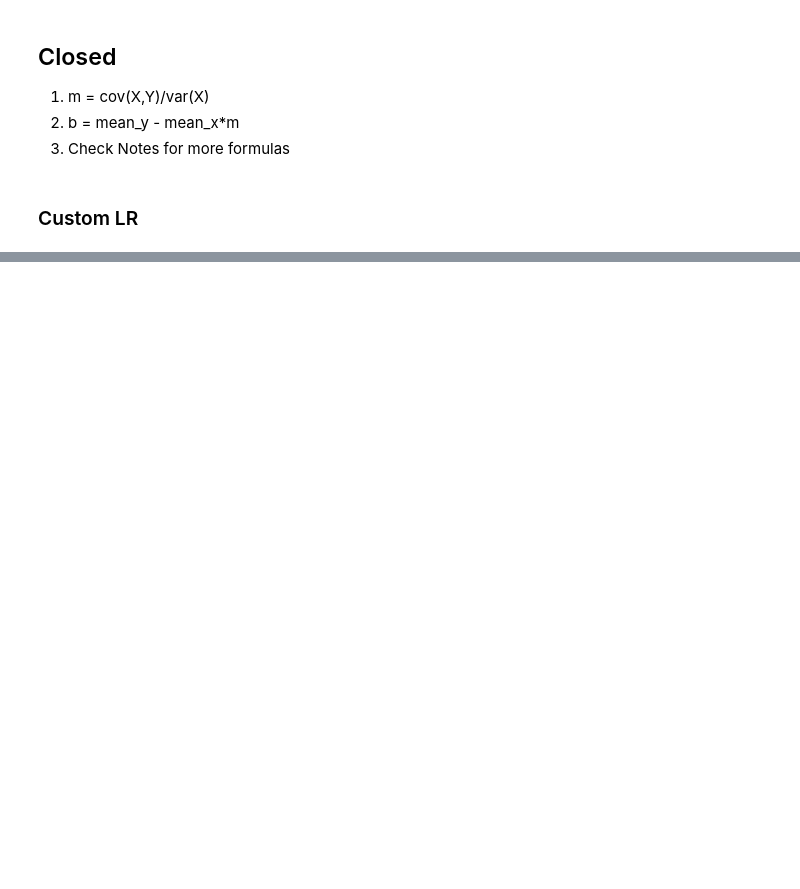
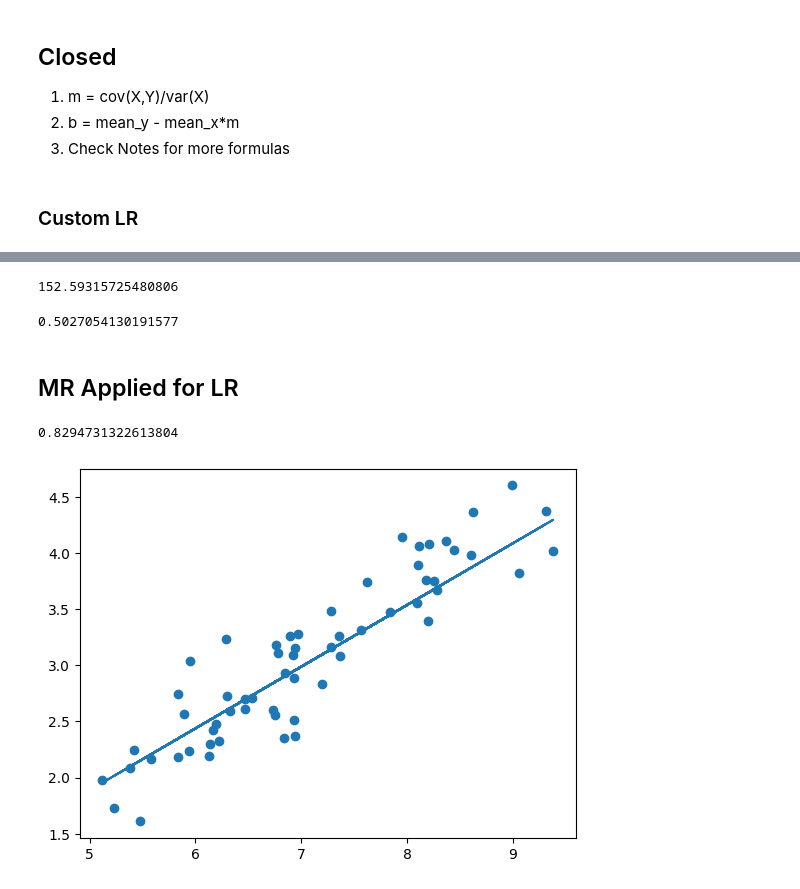
Before and after one commit to Stormbreakerr20/Machine_Learning, a Jupyter notebook: ML-yt/Linear_Regression/Maths.ipynb, the cells around one changed output, grey strips where cells are left out. Cells and saved outputs as stored; diff of their text form; code cells hidden in the pictures; blank space fills up the shorter version.

```diff
--- a/ML-yt/Linear_Regression/Maths.ipynb
+++ b/ML-yt/Linear_Regression/Maths.ipynb
@@ -45,0 +70,16 @@ plt.show()
+# %%
+import numpy as np
+class My_LR_General:
+    def __init__(self):
+        self.coeff_ = None
+        self.intercept_ = None
+
+    def fit(self,xtrain,ytrain):
+        xtrain = np.insert(xtrain,0,1,axis=1)  # adding 1's column
+        # W = (X.T * X)^(-1) * X.T * Y
+        temp = np.linalg.inv(np.dot(xtrain.T,xtrain)).dot(xtrain.T).dot(ytrain)
+        self.coeff_ = temp[1:].reshape(xtrain.shape[1] - 1,1)
+        self.intercept_ = temp[0]
+
+    def predict(self,xtest):
+        return np.dot(xtest,self.coeff_) + self.intercept_
@@ -45,0 +101,4 @@ plt.show()
+# %%
+multiple_lr.intercept_
+# %% [output]
+152.59315725480806
@@ -45,0 +107,20 @@ plt.show()
+# %%
+from sklearn.metrics import r2_score
+r2_score(ytest1,ypred1)
+# %% [output]
+0.5027054130191577
+# %% [markdown]
+## MR Applied for LR
+# %%
+mr = My_LR_General()
+mr.fit(xtrain,ytrain)
+yp = mr.predict(xtest)
+r2_score(ytest,yp)
+# %% [output]
+0.8294731322613804
+# %%
+plt.scatter(xtest,ytest)
+plt.plot(xtest,yp)
+plt.show()
+# %% [output]
+[figure, added]
```
Also changed, not shown: parts of 8 cells of this notebook, 9 other files.
